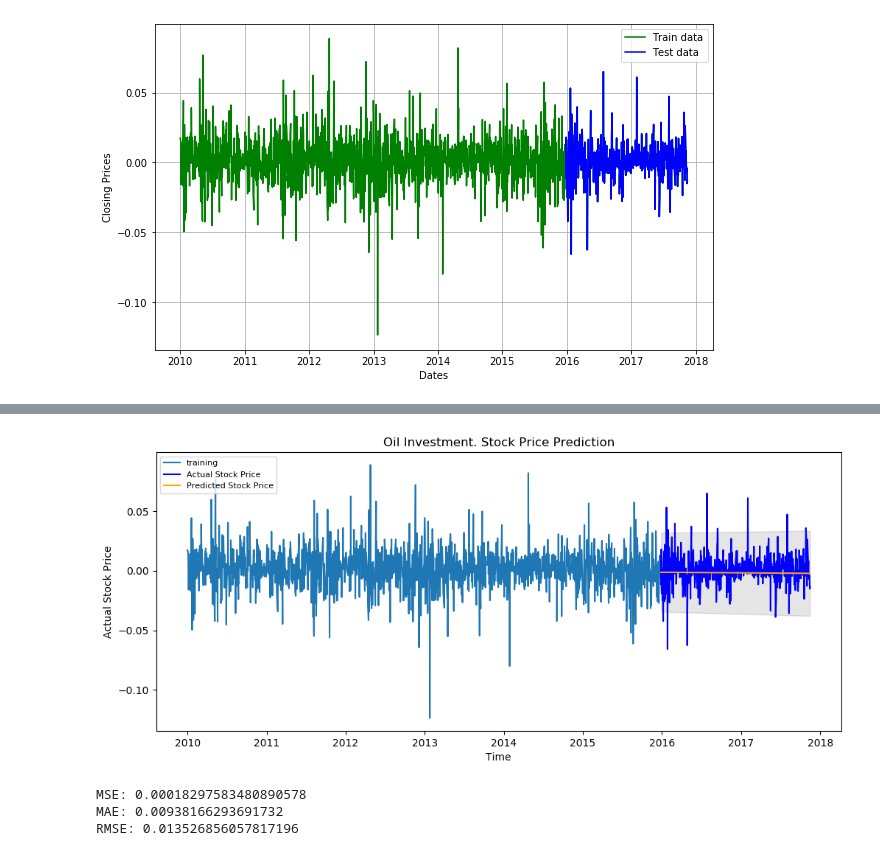
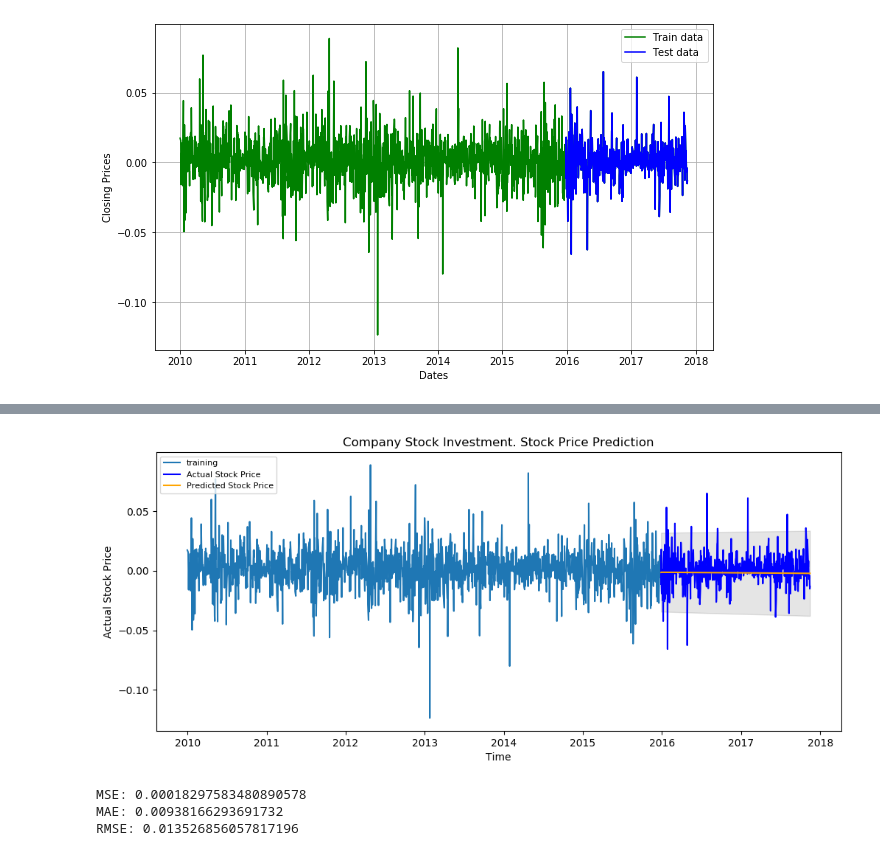
Before and after one commit to AbhishekMurarka-SOD/FlipROBO-Assigmnets, a Jupyter notebook: Company stock and investment project/company stock investment analysis.ipynb, the cells around one changed output, grey strips where cells are left out. Cells and saved outputs as stored; diff of their text form; code cells hidden in the pictures.

```diff
--- a/Company stock and investment project/company stock investment analysis.ipynb
+++ b/Company stock and investment project/company stock investment analysis.ipynb
@@ -147,22 +147,22 @@ Roots
 # %%
 #Now let's start forecast the stock prices on the test dataset keeping 95% confidence level.
 fc, se, conf = results.forecast(477, alpha=0.05)  # 95% confidence
 fc_series = pd.Series(fc, index=test_data.index)
 lower_series = pd.Series(conf[:, 0], index=test_data.index)
 upper_series = pd.Series(conf[:, 1], index=test_data.index)
 plt.figure(figsize=(12,5), dpi=100)
 plt.plot(train_data, label='training')
 plt.plot(test_data, color = 'blue', label='Actual Stock Price')
 plt.plot(fc_series, color = 'orange',label='Predicted Stock Price')
 plt.fill_between(lower_series.index, lower_series, upper_series,
                  color='k', alpha=.10)
-plt.title('Oil Investment. Stock Price Prediction')
+plt.title('Company Stock Investment. Stock Price Prediction')
 plt.xlabel('Time')
 plt.ylabel('Actual Stock Price')
 plt.legend(loc='upper left', fontsize=8)
 plt.show()
 # %% [output]
-[figure, old version]
+[figure, new version]
 # %%
 from sklearn.metrics import mean_squared_error,mean_absolute_error
 mse = mean_squared_error(test_data, fc)
```
Also changed, not shown: parts of 1 cell of this notebook, 2 other files.
